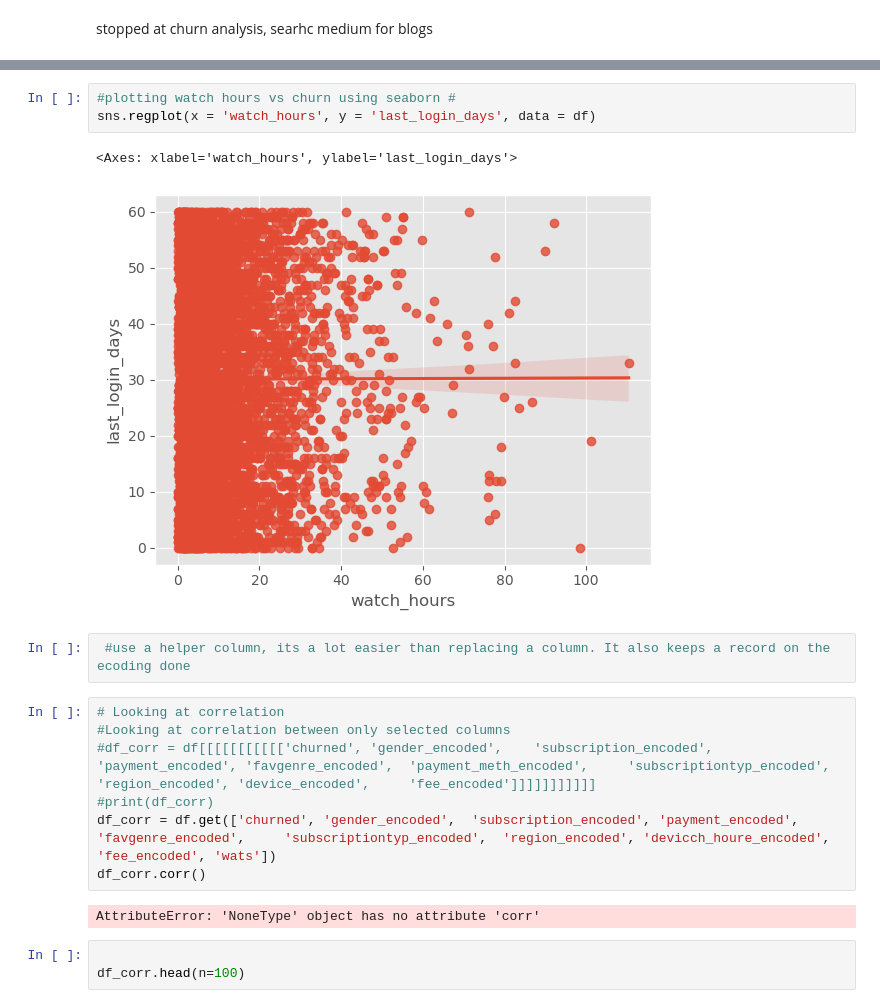
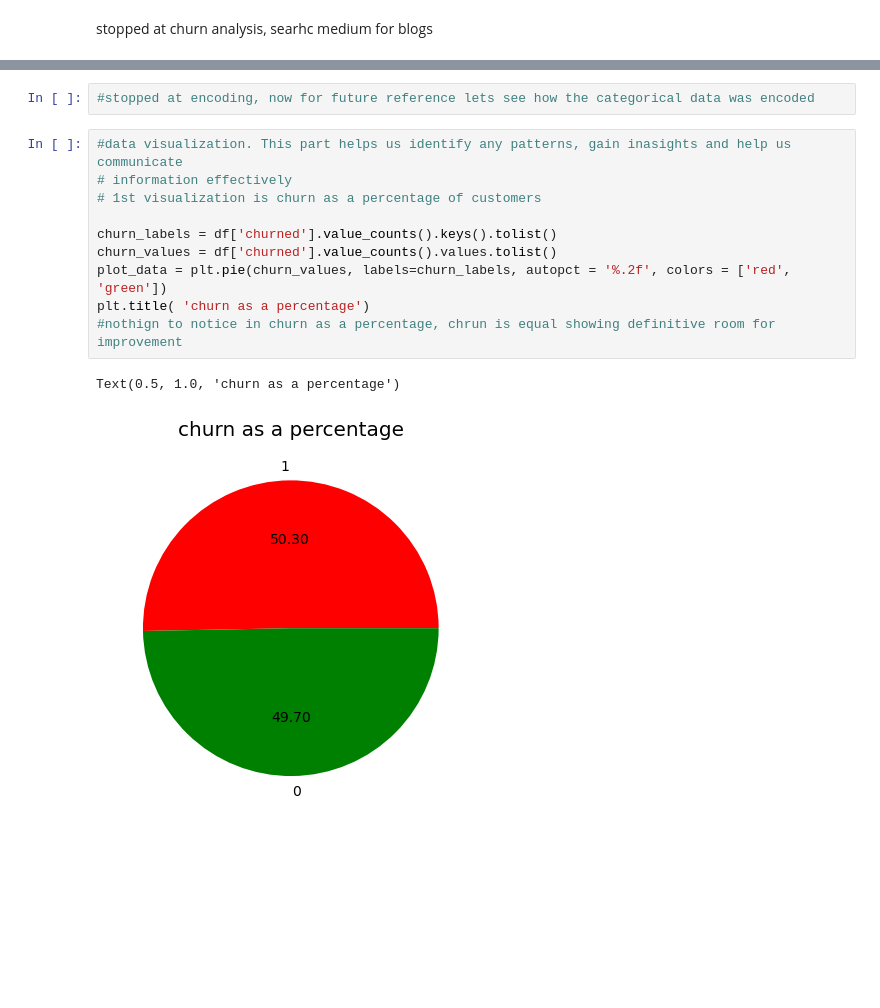
Before and after one commit to Adnan-Anwar-Data-enthusiast/Netflix-churn-analysis, a Jupyter notebook: 1. corr draft.ipynb, the cells around one changed output, grey strips where cells are left out. Cells and saved outputs as stored; diff of their text form; blank space fills up the shorter version.

Commit message:
addedx churned pie chart

```diff
--- a/1. corr draft.ipynb
+++ b/1. corr draft.ipynb
@@ -197,23 +188,18 @@ df
 | 4998 | 7b0ad82d-6571-430e-90f4-906259e0e89c | 59 | Female | Basic | 9.12 | 3 | Europe | Laptop | ... |
 | 4999 | 82aeef39-ddb0-40ad-bae1-5c436e0cf042 | 57 | Male | Basic | 1.62 | 17 | Africa | Mobile | ... |
 5000 rows × 21 columns
-# %%
-#plotting watch hours vs churn using seaborn #
-sns.regplot(x = 'watch_hours', y = 'last_login_days', data = df)
-# %% [output]
-<Axes: xlabel='watch_hours', ylabel='last_login_days'>
-[figure, removed]
-# %%
- #use a helper column, its a lot easier than replacing a column. It also keeps a record on the ecoding done
-# %%
-# Looking at correlation
-#Looking at correlation between only selected columns
-#df_corr = df[[[[[[[[[[['churned', 'gender_encoded', 	'subscription_encoded', 'payment_encoded', 'favgenre_encoded',	'payment_meth_encoded', 	'subscriptiontyp_encoded', 	'region_encoded', 'device_encoded', 	'fee_encoded']]]]]]]]]]]
-#print(df_corr)
-df_corr = df.get(['churned', 'gender_encoded', 	'subscription_encoded', 'payment_encoded', 'favgenre_encoded', 	'subscriptiontyp_encoded', 	'region_encoded', 'devicch_houre_encoded', 	'fee_encoded', 'wats'])
-df_corr.corr()
-# %% [output]
-AttributeError: 'NoneType' object has no attribute 'corr'
-# %%
-
-df_corr.head(n=100)
+# %%
+#stopped at encoding, now for future reference lets see how the categorical data was encoded
+# %%
+#data visualization. This part helps us identify any patterns, gain inasights and help us communicate
+# information effectively
+# 1st visualization is churn as a percentage of customers
+
+churn_labels = df['churned'].value_counts().keys().tolist()
+churn_values = df['churned'].value_counts().values.tolist()
+plot_data = plt.pie(churn_values, labels=churn_labels, autopct = '%.2f', colors = ['red', 'green'])
+plt.title( 'churn as a percentage')
+#nothign to notice in churn as a percentage, chrun is equal showing definitive room for improvement
+# %% [output]
+Text(0.5, 1.0, 'churn as a percentage')
+[figure, added]
```
Also changed, not shown: parts of 3 cells of this notebook.
